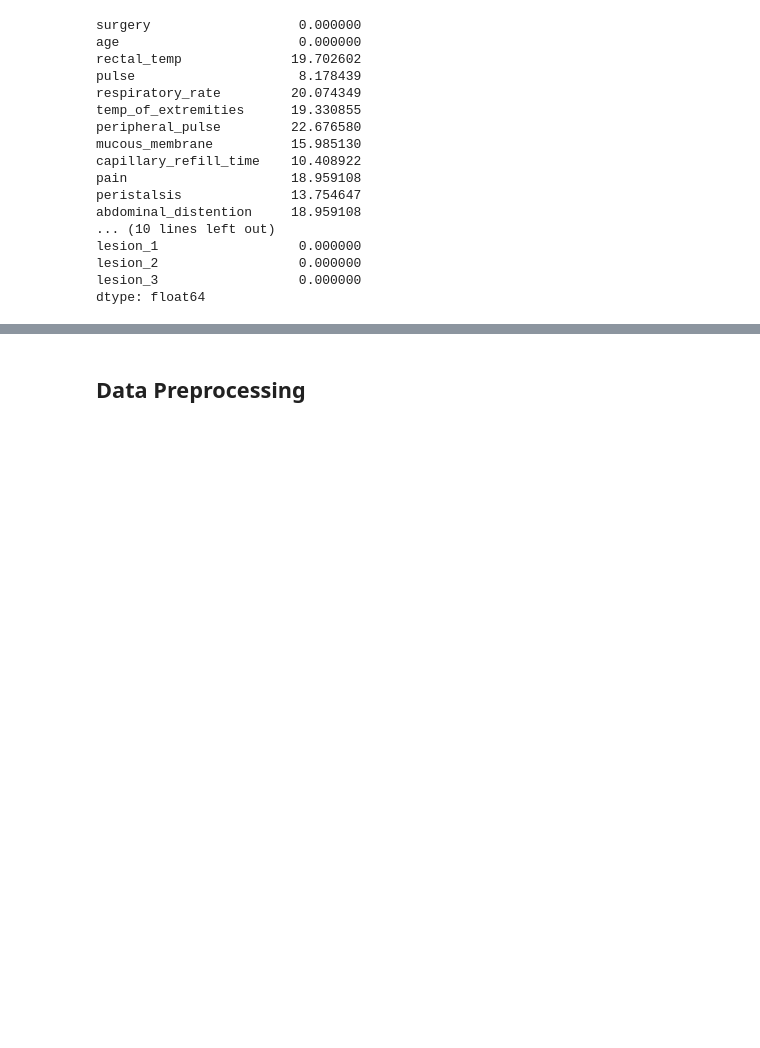
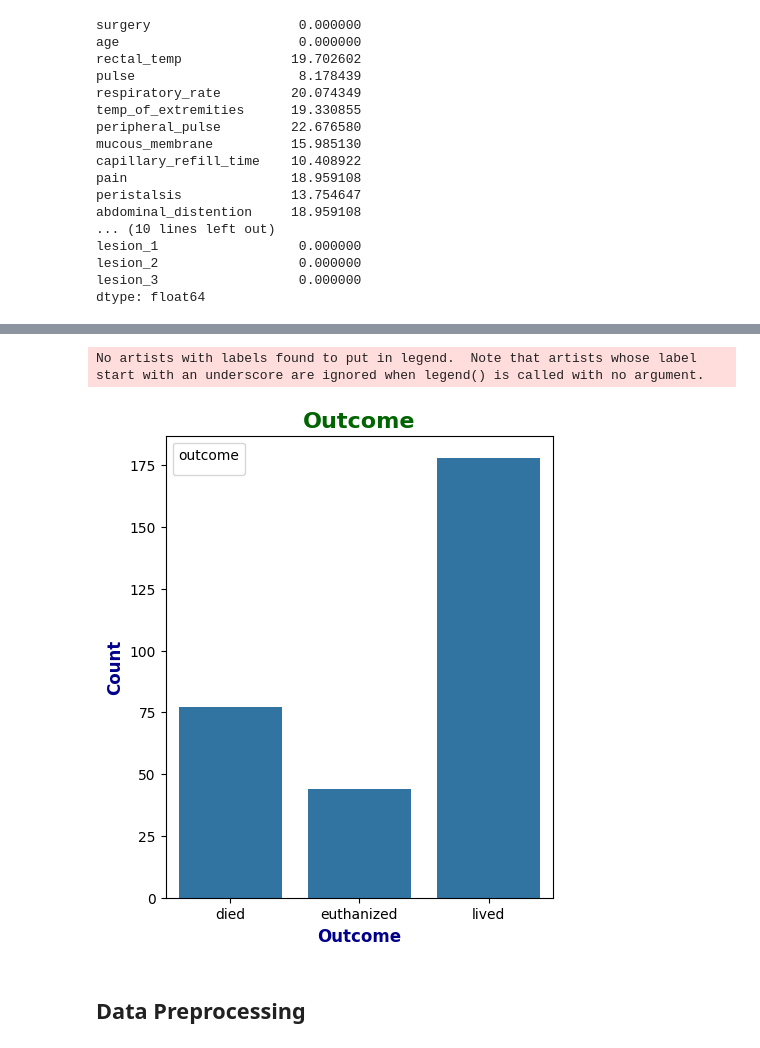
Before and after one commit to MehranZdi/horse_survival, a Jupyter notebook: horse_survival.ipynb, the cells around one changed output, grey strips where cells are left out. Saved outputs shown, nothing was run; the diff lists cells and outputs as text; code cells hidden in the pictures; blank space fills up the shorter version.

```diff
--- a/horse_survival.ipynb
+++ b/horse_survival.ipynb
@@ -135,2 +155,14 @@ dtype: float64
+# %%
+plt.figure(figsize=(5, 6))
+sns.countplot(x='outcome', data=data)
+plt.title('Outcome', fontsize = 16, fontweight = 'bold', color = 'darkgreen')
+plt.xlabel('Outcome', fontsize = 12, fontweight = 'bold', color = 'darkblue')
+plt.ylabel('Count', fontsize = 12, fontweight = 'bold', color = 'darkblue')
+plt.legend(title='outcome')
+# plt.savefig('Surgery Outcomes by Age Category.png')
+plt.show()
+# %% [output]
+No artists with labels found to put in legend.  Note that artists whose label start with an underscore are ignored when legend() is called with no argument.
+[figure, added]
 # %% [markdown]
 ## Data Preprocessing
```
Also changed, not shown: parts of 8 cells of this notebook.
